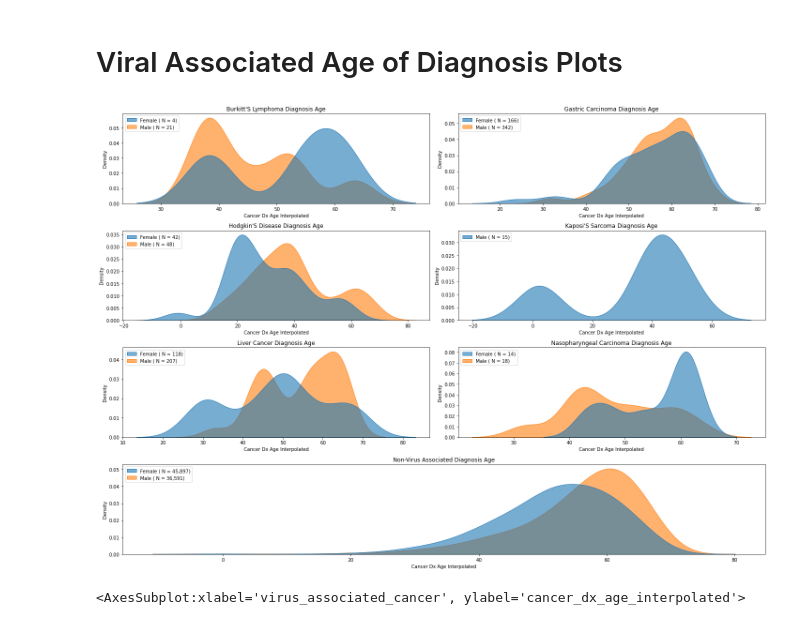
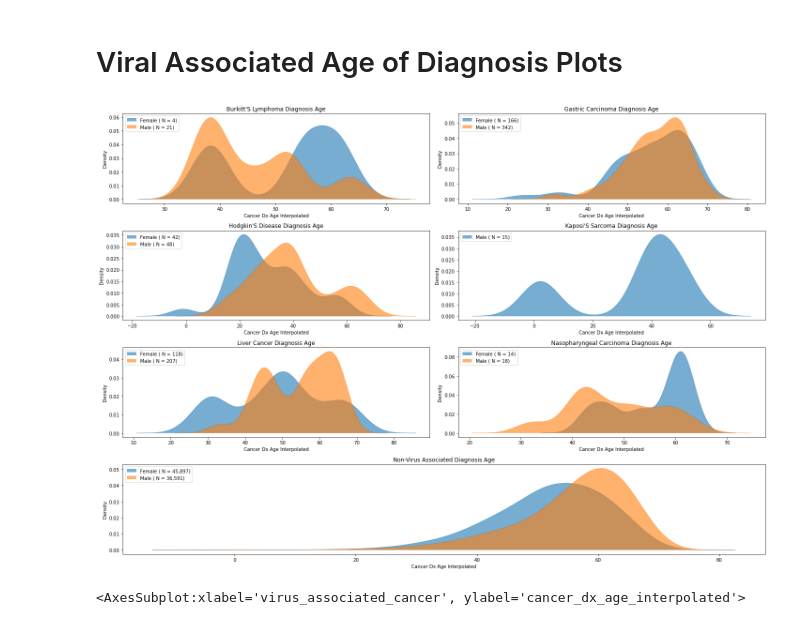
Before and after one commit to cole-khamnei/HLA_genotyping_associations, a Jupyter notebook: notebooks/cancer_ICD10_EDA.ipynb, the cells around one changed output. Saved outputs shown, nothing was run; the diff lists cells and outputs as text; code cells hidden in the pictures.

```diff
--- a/notebooks/cancer_ICD10_EDA.ipynb
+++ b/notebooks/cancer_ICD10_EDA.ipynb
@@ -281,21 +281,22 @@ fig.savefig("cancer_ICD10_plots/viral_associated_cancer_summary.png")
 # %%
 grouping = ICD10_data.groupby(["virus_associated_cancer"])
 grouping = {label: subset for label, subset in grouping}
 
 x, y, hue = "cancer_dx_age_interpolated", "density", "sex"
 
 fig, axes = create_subplot(len(grouping), width=20, height_per=3)
 for (cancer_type, subset), ax in zip(ICD10_data.groupby(["virus_associated_cancer"]), axes):
-    sns_wrapper(sns.kdeplot, data=subset, x=x, hue=hue, ax=ax, bw_method=.35, common_norm=False, shade=True)
-#     sns.histplot(data=subset, x=x, hue=hue, ax=ax, multiple="dodge", alpha=.3)
+#     sns_wrapper(sns.kdeplot, data=subset, x=x, hue=hue, ax=ax, bw_method=.35, common_norm=False, shade=True)
+    kde_plot(data=subset, x=x, hue=hue, ax=ax, bw=.35)
+
     add_plt_labels(ax, x=x, y=y)
     ax.set_title(f"{cancer_type.title()} Diagnosis Age")
     ax.legend(loc="upper left")
 
 fig.tight_layout()
 fig.savefig("cancer_ICD10_plots/viral_associated_cancer_age_dx.png")
 # %% [output]
-[figure, old version]
+[figure, new version]
 # %%
 fig, ax = plt.subplots(figsize=(20, 6))
 sns.boxplot(data=biobank_data.query("sex == 'Male'"), x="virus_associated_cancer", hue="zygosity", y=x, ax=ax)
```
Also changed, not shown: parts of 5 cells of this notebook, 22 other files.
